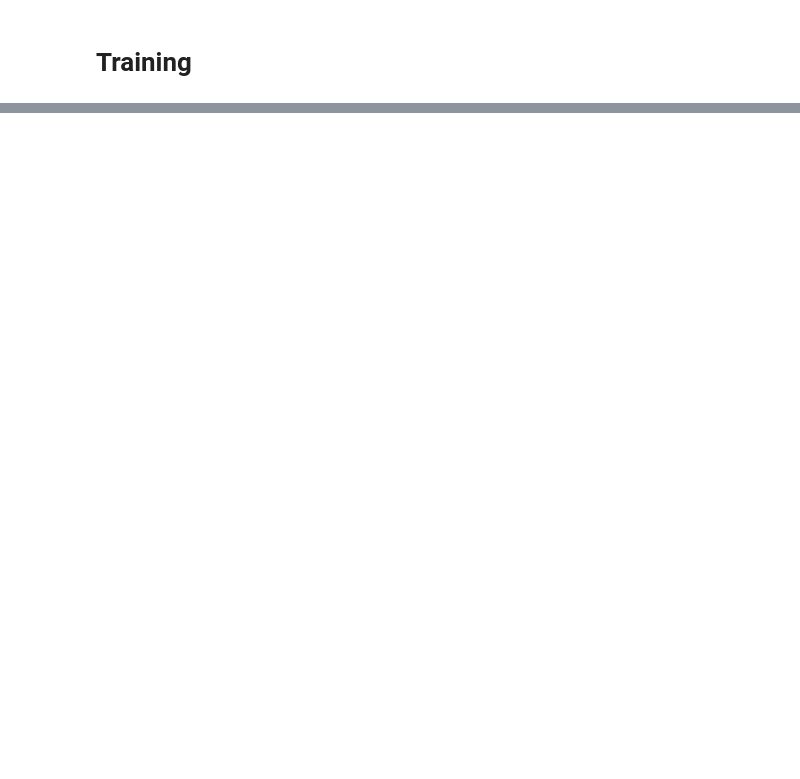
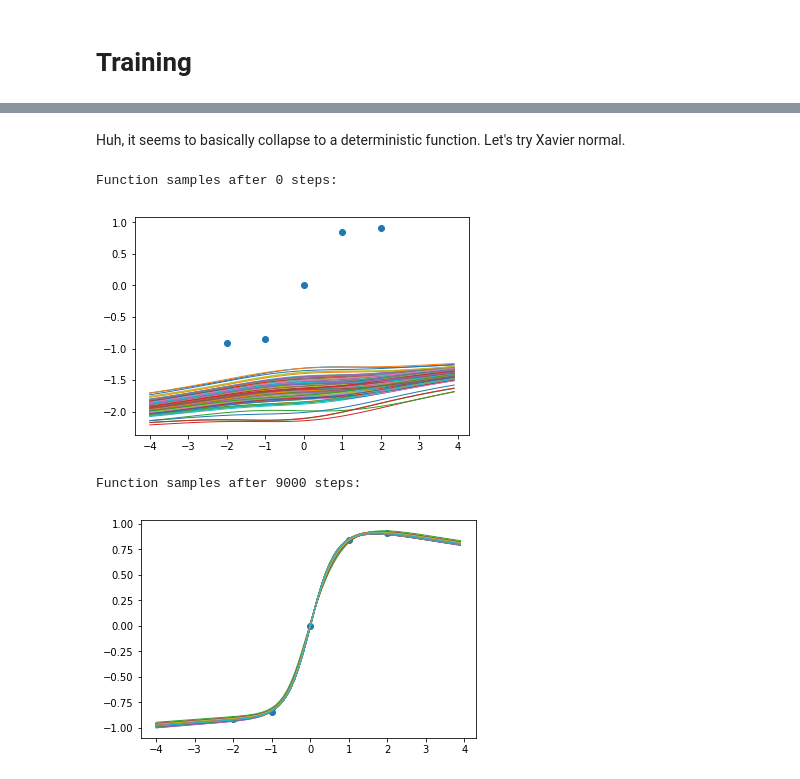
Before and after one commit to chrisorm/Machine-Learning, a Jupyter notebook: Neural GP.ipynb, the cells around one changed output, grey strips where cells are left out. Saved outputs shown, nothing was run; the diff lists cells and outputs as text; code cells hidden in the pictures; blank space fills up the shorter version.

```diff
--- a/Neural GP.ipynb
+++ b/Neural GP.ipynb
@@ -170,0 +251,13 @@ plt.plot(losses)
+# %% [markdown]
+Huh, it seems to basically collapse to a deterministic function. Let's try Xavier normal.
+# %%
+repr_encoder = REncoder(x_dim+y_dim, r_dim, torch.nn.init.xavier_normal_) # (x,y)->r
+z_encoder = ZEncoder(r_dim, z_dim, torch.nn.init.xavier_normal_) # r-> mu, std
+decoder = Decoder(x_dim+z_dim, y_dim, torch.nn.init.xavier_normal_) # (x*, z) -> y*
+opt = torch.optim.Adam(list(decoder.parameters())+list(z_encoder.parameters())+list(repr_encoder.parameters()), 1e-3)
+train(9001, n_display=9000);
+# %% [output]
+Function samples after 0 steps:
+[figure, added]
+Function samples after 9000 steps:
+[figure, added]
```
Also changed, not shown: parts of 26 cells of this notebook, 2 other files.
